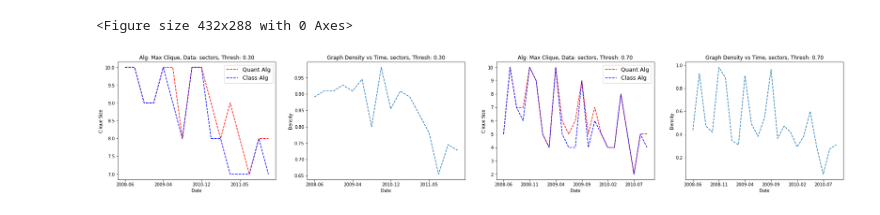
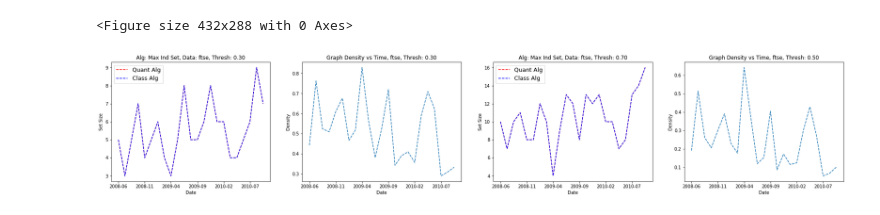
Before and after one commit to angadkalra/QuantumComputingProject, a Jupyter notebook: MaxClique&MaxIndSet/DataAnalysis.ipynb, the cells around one changed output. Cells and saved outputs as stored; diff of their text form; code cells hidden in the pictures.

```diff
--- a/MaxClique&MaxIndSet/DataAnalysis.ipynb
+++ b/MaxClique&MaxIndSet/DataAnalysis.ipynb
@@ -8,10 +8,10 @@ import numpy as np
 import pandas as pd
 import matplotlib.pyplot as plt
 
-dataset = "sectors" # Values: asset_class, sectors, ftse
+dataset = "ftse" # Values: asset_class, sectors, ftse
 
-quant_res_df = pd.read_csv("MCResultCSVs/maxclique_quant_%s_res.csv" % (dataset))
-class_res_df = pd.read_csv("MCResultCSVs/maxclique_class_%s_res.csv" % (dataset))
+quant_res_df = pd.read_csv("ISResultCSVs/indset_quant_%s_res.csv" % (dataset))
+class_res_df = pd.read_csv("ISResultCSVs/indset_class_%s_res.csv" % (dataset))
 
 quant_res_df = quant_res_df.drop(axis=1, columns=['Unnamed: 0'])
 class_res_df = class_res_df.drop(axis=1, columns=['Unnamed: 0'])
@@ -86,13 +86,13 @@ for thresh in thresholds:
 # %%
 # Plot score vs time for each threshold
 thresholds = quant_res_df['threshold'].unique()
-low_thresh = thresholds[0]
+low_thresh = thresholds[2]
 high_thresh = thresholds[4]
 
-quant_series = quant_res_df[(quant_res_df.threshold == 0.3) &
-                            (quant_res_df.valid_clique == True)]
-class_series = class_res_df[(class_res_df.threshold == 0.3) &
-                            (class_res_df.valid_clique == True)]
+quant_series = quant_res_df[(quant_res_df.threshold == low_thresh) &
+                            (quant_res_df.valid_soln == True)]
+class_series = class_res_df[(class_res_df.threshold == low_thresh) &
+                            (class_res_df.valid_soln == True)]
 class_series = class_series[class_series['date'].isin(quant_series['date'])]
 
 assert quant_series.shape == class_series.shape
@@ -101,12 +101,12 @@ fig = plt.figure(1)
 plt.subplots(figsize=(30,5))
 
 plt.subplot(141)
-plt.title('Alg: Max Clique, Data: %s, Thresh: %.2f' % (dataset, 0.3))
-plt.ylabel('Clique Size')
+plt.title('Alg: Max Ind Set, Data: %s, Thresh: %.2f' % (dataset, 0.3))
+plt.ylabel('Set Size')
 plt.xlabel('Date')
 
-plt.plot(quant_series["date"], quant_series['clique_size'], 'r--', label='Quant Alg')
-plt.plot(quant_series["date"], class_series['clique_size'], 'b--', label='Class Alg')
+plt.plot(quant_series["date"], quant_series['set_size'], 'r--', label='Quant Alg')
+plt.plot(quant_series["date"], class_series['set_size'], 'b--', label='Class Alg')
 plt.legend(loc=0, prop={'size': 13})
 plt.xticks(ticks=quant_series['date'][::4],
           labels=[x[0:7] for x in quant_series['date']])
@@ -116,41 +116,41 @@ plt.title('Graph Density vs Time, %s, Thresh: %.2f' % (dataset, 0.3))
 plt.plot(quant_series['date'], quant_series['density'], '--')
 plt.xticks(ticks=quant_series['date'][::4],
           labels=[x[0:7] for x in quant_series['date']])
 plt.ylabel("Density")
 plt.xlabel("Date")
 
 
 quant_series = quant_res_df[(quant_res_df.threshold == high_thresh) &
-                            (quant_res_df.valid_clique == True)]
+                            (quant_res_df.valid_soln == True)]
 class_series = class_res_df[(class_res_df.threshold == high_thresh) &
-                            (class_res_df.valid_clique == True)]
+                            (class_res_df.valid_soln == True)]
 class_series = class_series[class_series['date'].isin(quant_series['date'])]
 
 assert quant_series.shape == class_series.shape
 
 plt.subplot(143)
-plt.title('Alg: Max Clique, Data: %s, Thresh: %.2f' % (dataset, 0.7))
-plt.ylabel('Clique Size')
+plt.title('Alg: Max Ind Set, Data: %s, Thresh: %.2f' % (dataset, 0.7))
+plt.ylabel('Set Size')
 plt.xlabel('Date')
 
-plt.plot(quant_series["date"], quant_series['clique_size'], 'r--', label='Quant Alg')
-plt.plot(quant_series["date"], class_series['clique_size'], 'b--', label='Class Alg')
+plt.plot(quant_series["date"], quant_series['set_size'], 'r--', label='Quant Alg')
+plt.plot(quant_series["date"], class_series['set_size'], 'b--', label='Class Alg')
 plt.legend(loc=0, prop={'size': 13})
 plt.xticks(ticks=quant_series['date'][::4],
           labels=[x[0:7] for x in quant_series['date']])
 
 plt.subplot(144)
 plt.title('Graph Density vs Time, %s, Thresh: %.2f' % (dataset, high_thresh))
 plt.plot(quant_series['date'], quant_series['density'], '--')
 plt.xticks(ticks=quant_series['date'][::4],
           labels=[x[0:7] for x in quant_series['date']])
 plt.ylabel("Density")
 plt.xlabel("Date")
 
-plt.savefig('../ReportFiguresPlots/GraphColor/gc_%s_score_density' % (dataset))
+plt.savefig('../ReportFiguresPlots/MaxIndSet/mis_%s_score_density' % (dataset))
 # %% [output]
 <Figure size 432x288 with 0 Axes>
-[figure, old version]
+[figure, new version]
 # %%
 all_quant_df = all_quant_df.groupby(["density"])["set_size"].mean()
 all_class_df = all_class_df.groupby(['density'])['set_size'].mean()
```
Also changed, not shown: parts of 2 cells of this notebook, 11 other files.
